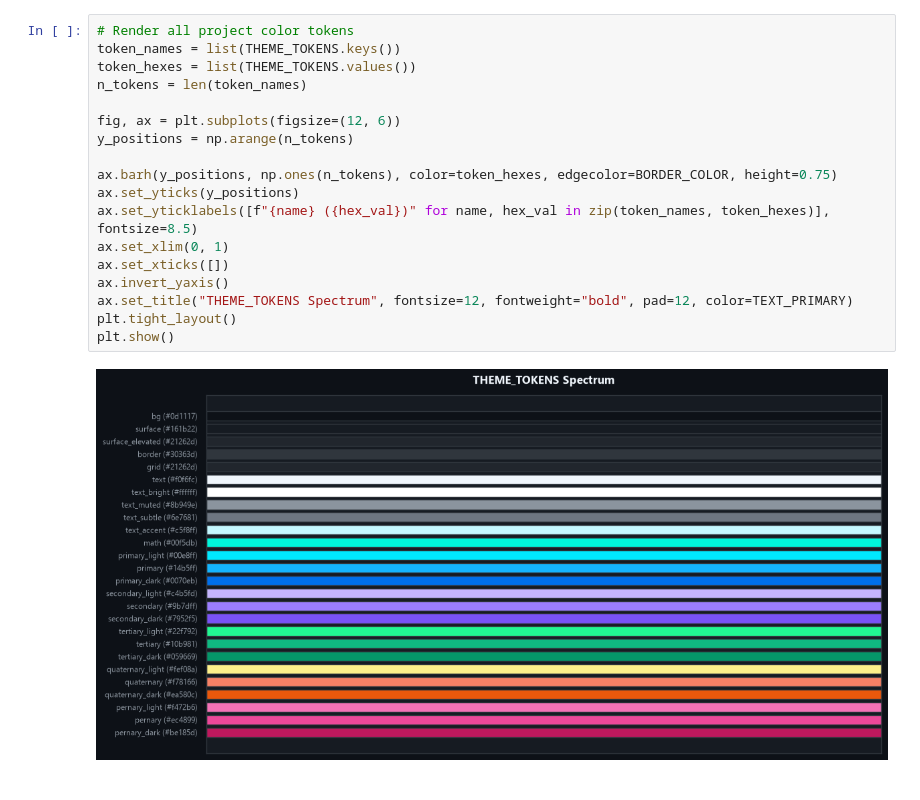
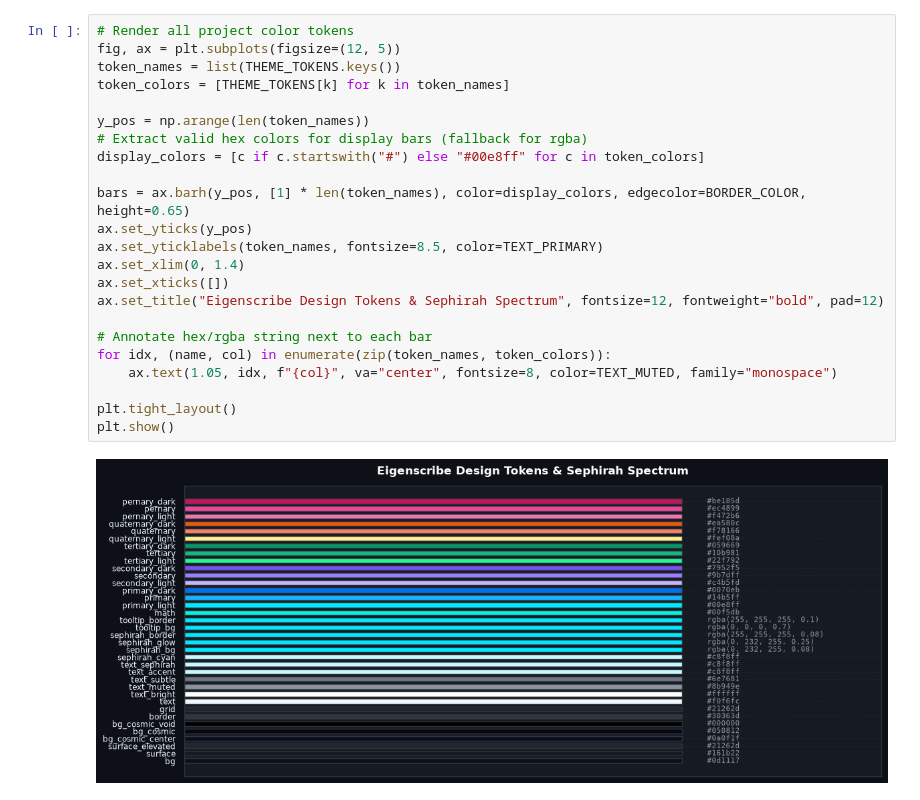
Before and after one commit to eigenscribe/scriber-core, a Jupyter notebook: boilerplates/notebooks/visuals-boilerplate.ipynb, the cells around one changed output. Drawn from its saved outputs; the diff is of its cells as text.

```diff
--- a/boilerplates/notebooks/visuals-boilerplate.ipynb
+++ b/boilerplates/notebooks/visuals-boilerplate.ipynb
@@ -313,22 +324,27 @@ This section showcases all design tokens, categorical comparison swatches (`COMP
 # %%
 # Render all project color tokens
+fig, ax = plt.subplots(figsize=(12, 5))
 token_names = list(THEME_TOKENS.keys())
-token_hexes = list(THEME_TOKENS.values())
-n_tokens = len(token_names)
+token_colors = [THEME_TOKENS[k] for k in token_names]
 
-fig, ax = plt.subplots(figsize=(12, 6))
-y_positions = np.arange(n_tokens)
+y_pos = np.arange(len(token_names))
+# Extract valid hex colors for display bars (fallback for rgba)
+display_colors = [c if c.startswith("#") else "#00e8ff" for c in token_colors]
 
-ax.barh(y_positions, np.ones(n_tokens), color=token_hexes, edgecolor=BORDER_COLOR, height=0.75)
-ax.set_yticks(y_positions)
-ax.set_yticklabels([f"{name} ({hex_val})" for name, hex_val in zip(token_names, token_hexes)], fontsize=8.5)
-ax.set_xlim(0, 1)
+bars = ax.barh(y_pos, [1] * len(token_names), color=display_colors, edgecolor=BORDER_COLOR, height=0.65)
+ax.set_yticks(y_pos)
+ax.set_yticklabels(token_names, fontsize=8.5, color=TEXT_PRIMARY)
+ax.set_xlim(0, 1.4)
 ax.set_xticks([])
-ax.invert_yaxis()
-ax.set_title("THEME_TOKENS Spectrum", fontsize=12, fontweight="bold", pad=12, color=TEXT_PRIMARY)
+ax.set_title("Eigenscribe Design Tokens & Sephirah Spectrum", fontsize=12, fontweight="bold", pad=12)
+
+# Annotate hex/rgba string next to each bar
+for idx, (name, col) in enumerate(zip(token_names, token_colors)):
+    ax.text(1.05, idx, f"{col}", va="center", fontsize=8, color=TEXT_MUTED, family="monospace")
+
 plt.tight_layout()
 plt.show()
 # %% [output]
-[figure, old version]
+[figure, new version]
 # %%
 # Render comparison palettes: Style 1, NetworkX Graphs, Style 3
```
Also changed, not shown: parts of 23 cells of this notebook, 6 other files.
